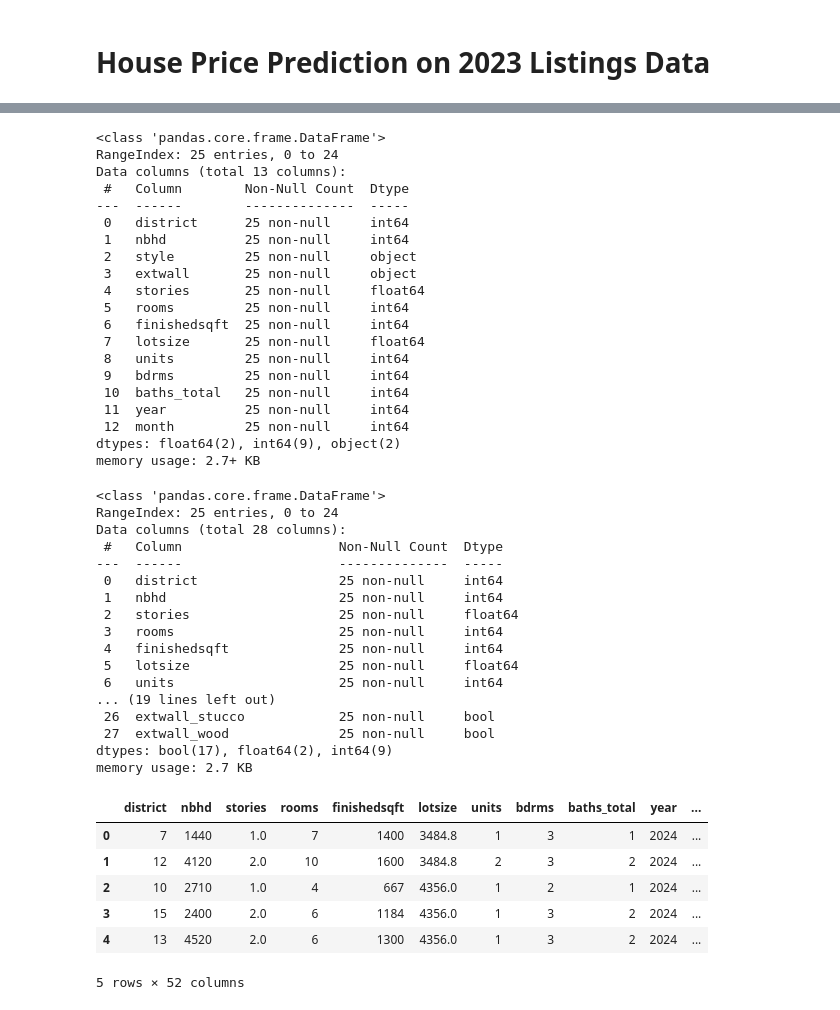
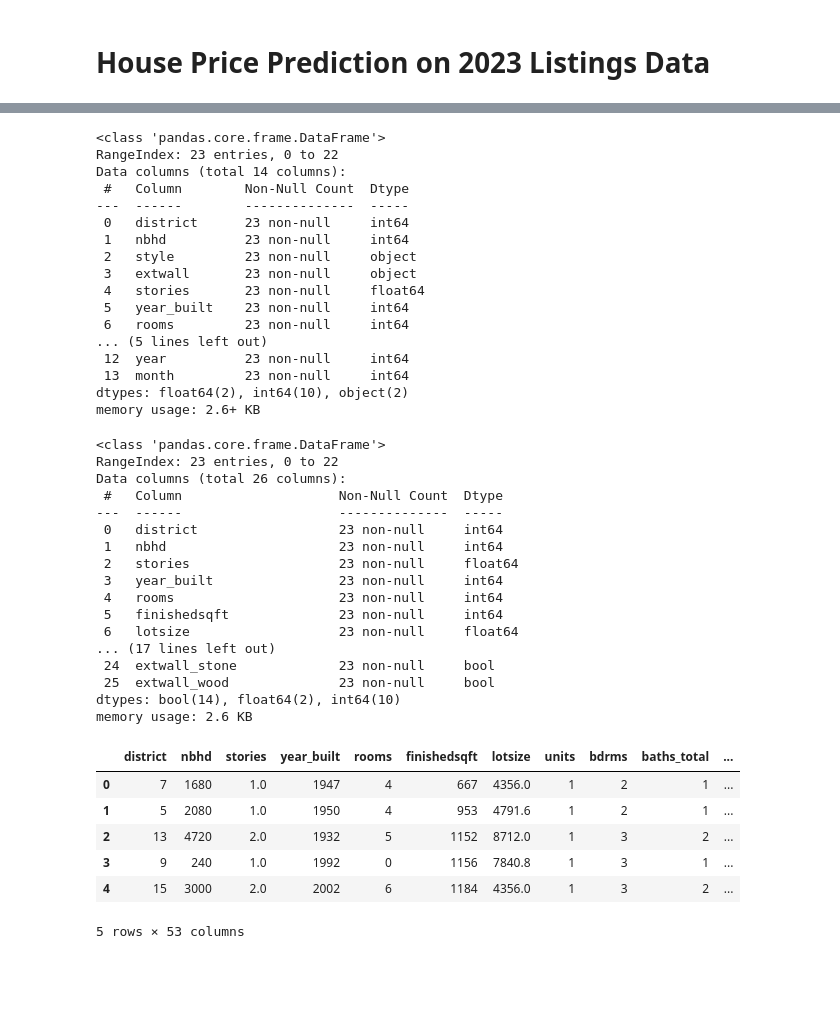
Before and after one commit to vivsarraf/Milwaukee-Property-Price-Predictor-Dashboard, a Jupyter notebook: Project4_PredictionModel_June11.ipynb, the cells around one changed output, grey strips where cells are left out. Drawn from its saved outputs; the diff is of its cells as text; code cells hidden in the pictures; blank space fills up the shorter version.

```diff
--- a/Project4_PredictionModel_June11.ipynb
+++ b/Project4_PredictionModel_June11.ipynb
@@ -328,6 +330,6 @@ The Random Forest Regression Model provides the best performance with an accurac
 # House Price Prediction on 2023 Listings Data
 # %%
 # Importing the proeprty listings dataset and viewing the first 5 rows
-listings_data_df = pd.read_csv("Resources/original_extracted_df_MilwaukeeOnly_June11.csv")
+listings_data_df = pd.read_csv("Resources/original_extracted_df_MilwaukeeOnly_June12.csv")
 listings_data_df.head()
 # %% [output]
@@ -382,64 +384,61 @@ predictions_df['month'] = 6
 predictions_df.info()
 # %% [output]
 <class 'pandas.core.frame.DataFrame'>
-RangeIndex: 25 entries, 0 to 24
-Data columns (total 13 columns):
+RangeIndex: 23 entries, 0 to 22
+Data columns (total 14 columns):
  #   Column        Non-Null Count  Dtype
 ---  ------        --------------  -----
- 0   district      25 non-null     int64
- 1   nbhd          25 non-null     int64
- 2   style         25 non-null     object
- 3   extwall       25 non-null     object
- 4   stories       25 non-null     float64
- 5   rooms         25 non-null     int64
- 6   finishedsqft  25 non-null     int64
- 7   lotsize       25 non-null     float64
- 8   units         25 non-null     int64
- 9   bdrms         25 non-null     int64
- 10  baths_total   25 non-null     int64
- 11  year          25 non-null     int64
- 12  month         25 non-null     int64
-dtypes: float64(2), int64(9), object(2)
-memory usage: 2.7+ KB
+ 0   district      23 non-null     int64
+ 1   nbhd          23 non-null     int64
+ 2   style         23 non-null     object
+ 3   extwall       23 non-null     object
+ 4   stories       23 non-null     float64
+ 5   year_built    23 non-null     int64
+ 6   rooms         23 non-null     int64
+... (5 lines left out)
+ 12  year          23 non-null     int64
+ 13  month         23 non-null     int64
+dtypes: float64(2), int64(10), object(2)
+memory usage: 2.6+ KB
 # %%
 # Converting the categorial data in 'style' and 'extwall' to dummy data columns
 predictions_dummies = pd.get_dummies(predictions_df)
 predictions_dummies.info()
 # %% [output]
 <class 'pandas.core.frame.DataFrame'>
-RangeIndex: 25 entries, 0 to 24
-Data columns (total 28 columns):
+RangeIndex: 23 entries, 0 to 22
+Data columns (total 26 columns):
  #   Column                    Non-Null Count  Dtype
 ---  ------                    --------------  -----
- 0   district                  25 non-null     int64
- 1   nbhd                      25 non-null     int64
- 2   stories                   25 non-null     float64
- 3   rooms                     25 non-null     int64
- 4   finishedsqft              25 non-null     int64
- 5   lotsize                   25 non-null     float64
- 6   units                     25 non-null     int64
-... (19 lines left out)
- 26  extwall_stucco            25 non-null     bool
- 27  extwall_wood              25 non-null     bool
-dtypes: bool(17), float64(2), int64(9)
-memory usage: 2.7 KB
+ 0   district                  23 non-null     int64
+ 1   nbhd                      23 non-null     int64
+ 2   stories                   23 non-null     float64
+ 3   year_built                23 non-null     int64
+ 4   rooms                     23 non-null     int64
+ 5   finishedsqft              23 non-null     int64
+ 6   lotsize                   23 non-null     float64
+... (17 lines left out)
+ 24  extwall_stone             23 non-null     bool
+ 25  extwall_wood              23 non-null     bool
+dtypes: bool(14), float64(2), int64(10)
+memory usage: 2.6 KB
 # %%
 # Exporting to compare against the historical sales dummy data to find the missing columns in the listings dummy data
 predictions_dummies.to_csv("Resources\listings-dummy-data.csv")
 # %%
 # Fill in the missing columns from the historical sales dummy data and confirm that the current number of columns is present (52)
-missing_columns = ['style_ap 1','style_contemporary','style_duplex o/s','style_mansion','style_multiple residential bldgs','style_residence o/s','style_res o/s 1 story','style_res o/s a & 1/2','style_residence o/s 2sty+','style_split level','style_townhouse','style_triplex','style_tudor','extwall_alum/vynyl siding','extwall_asphalt/other','extwall_fiber cement/hardiplank','extwall_fiber-cement','extwall_frame','extwall_masonary frame','extwall_masonry / frame','extwall_masonry/frame','extwall_metal siding','extwall_precast masonary','extwall_prem wood']
+missing_columns = ['extwall_alum/vynyl siding','extwall_asphalt/other','extwall_block','extwall_fiber cement/hardiplank','extwall_fiber-cement','extwall_frame','extwall_masonary frame','extwall_masonry / frame','extwall_masonry/frame','extwall_metal siding','extwall_precast masonary','extwall_prem wood','extwall_stucco','style_ap 1','style_contemporary','style_cottage','style_duplex-cottage','style_mansion','style_multiple residential bldgs','style_res o/s 1 story','style_res o/s 2sty +','style_res o/s a & 1/2','style_residence o/s','style_residence o/s 2sty+','style_townhouse','style_split level','style_tudor']
 for col in missing_columns:
     predictions_dummies[col] = False
 predictions_dummies.head()
 # %% [output]
-|  | district | nbhd | stories | rooms | finishedsqft | lotsize | units | bdrms | baths_total | year | ... |
-| 0 | 7 | 1440 | 1.0 | 7 | 1400 | 3484.8 | 1 | 3 | 1 | 2024 | ... |
-| 1 | 12 | 4120 | 2.0 | 10 | 1600 | 3484.8 | 2 | 3 | 2 | 2024 | ... |
-| 2 | 10 | 2710 | 1.0 | 4 | 667 | 4356.0 | 1 | 2 | 1 | 2024 | ... |
-| 3 | 15 | 2400 | 2.0 | 6 | 1184 | 4356.0 | 1 | 3 | 2 | 2024 | ... |
-| 4 | 13 | 4520 | 2.0 | 6 | 1300 | 4356.0 | 1 | 3 | 2 | 2024 | ... |
+|  | district | nbhd | stories | year_built | rooms | finishedsqft | lotsize | units | bdrms | baths_total | ... |
+| 0 | 7 | 1680 | 1.0 | 1947 | 4 | 667 | 4356.0 | 1 | 2 | 1 | ... |
+| 1 | 5 | 2080 | 1.0 | 1950 | 4 | 953 | 4791.6 | 1 | 2 | 1 | ... |
+| 2 | 13 | 4720 | 2.0 | 1932 | 5 | 1152 | 8712.0 | 1 | 3 | 2 | ... |
+| 3 | 9 | 240 | 1.0 | 1992 | 0 | 1156 | 7840.8 | 1 | 3 | 1 | ... |
+| 4 | 15 | 3000 | 2.0 | 2002 | 6 | 1184 | 4356.0 | 1 | 3 | 2 | ... |
-5 rows × 52 columns
+5 rows × 53 columns
 # %%
 # Sort the columns in alphabetical order to align with the input features order of the random forest regression model
 predictions_dummies = predictions_dummies.reindex(sorted(predictions_dummies.columns), axis=1)
```
Also changed, not shown: parts of 22 cells of this notebook, 9 other files.
